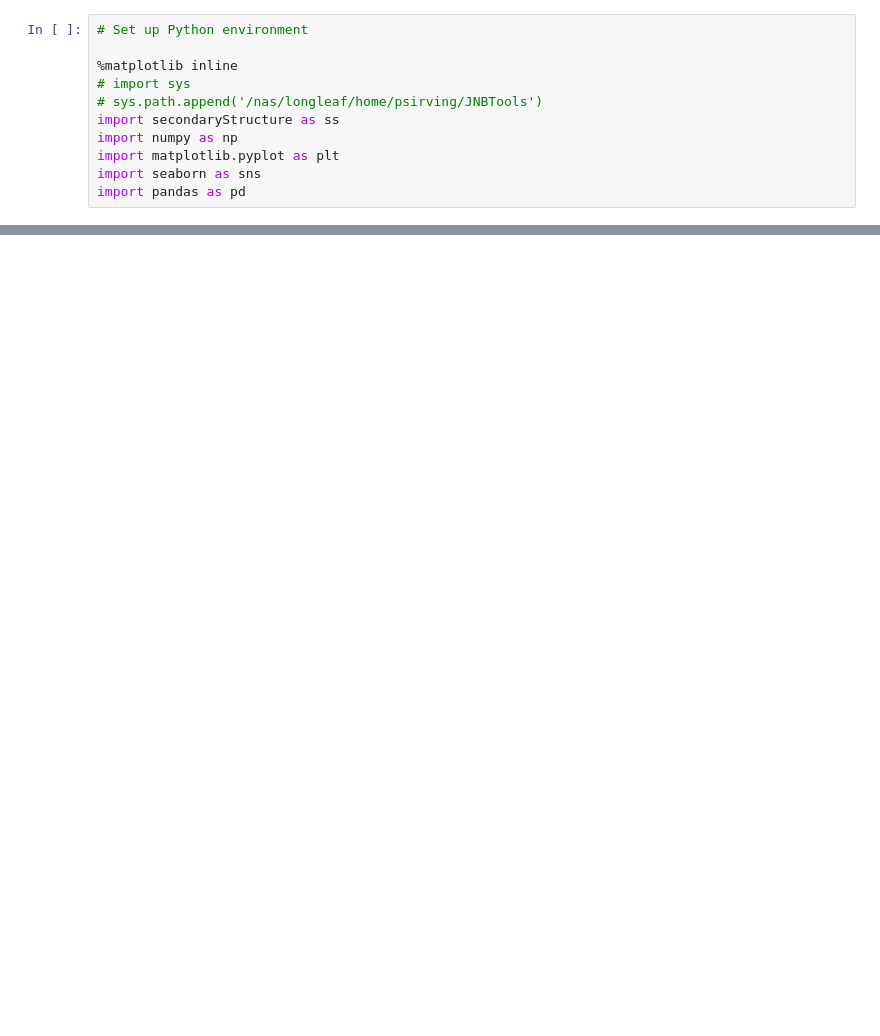
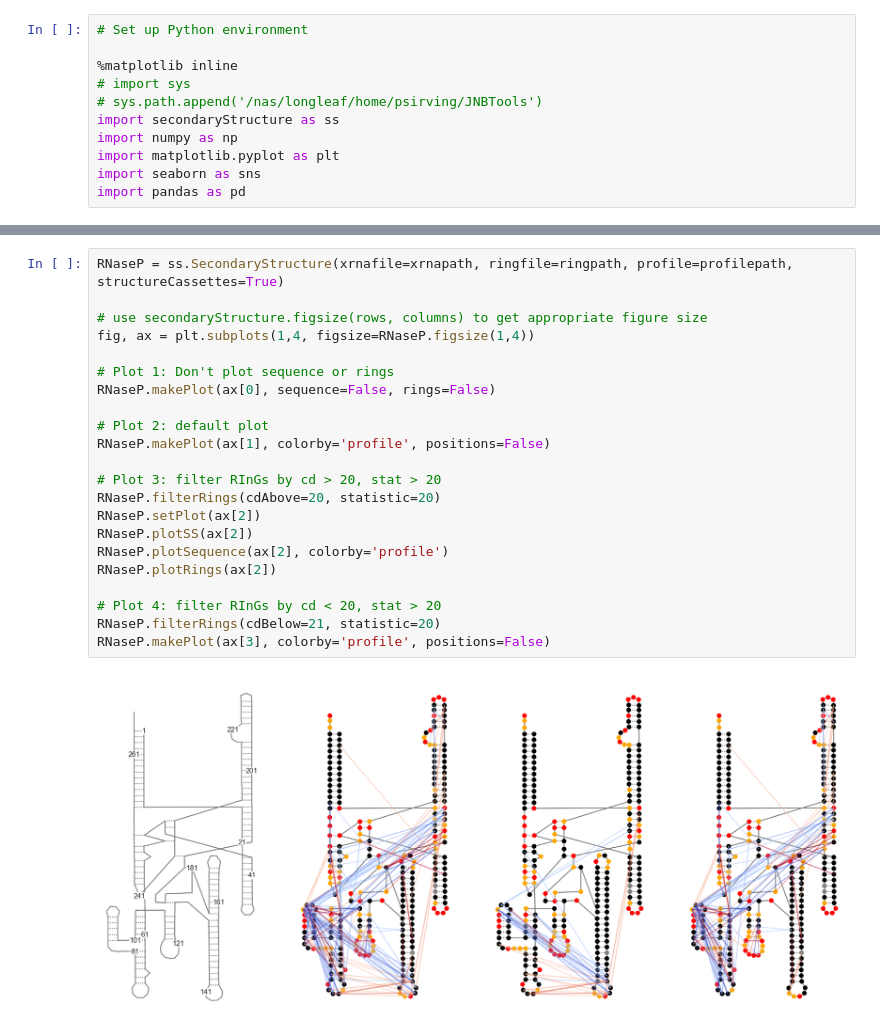
Before and after one commit to Weeks-UNC/RNAvigate, a Jupyter notebook: JNB-example/secondaryStructure-example.ipynb, the cells around one changed output, grey strips where cells are left out. Cells and saved outputs as stored; diff of their text form; blank space fills up the shorter version.

```diff
--- a/JNB-example/secondaryStructure-example.ipynb
+++ b/JNB-example/secondaryStructure-example.ipynb
@@ -77,0 +89,24 @@ This functionality is coming soon. There will be options to add cutoffs based on
+# %%
+RNaseP = ss.SecondaryStructure(xrnafile=xrnapath, ringfile=ringpath, profile=profilepath, structureCassettes=True)
+
+# use secondaryStructure.figsize(rows, columns) to get appropriate figure size
+fig, ax = plt.subplots(1,4, figsize=RNaseP.figsize(1,4))
+
+# Plot 1: Don't plot sequence or rings
+RNaseP.makePlot(ax[0], sequence=False, rings=False)
+
+# Plot 2: default plot
+RNaseP.makePlot(ax[1], colorby='profile', positions=False)
+
+# Plot 3: filter RInGs by cd > 20, stat > 20
+RNaseP.filterRings(cdAbove=20, statistic=20)
+RNaseP.setPlot(ax[2])
+RNaseP.plotSS(ax[2])
+RNaseP.plotSequence(ax[2], colorby='profile')
+RNaseP.plotRings(ax[2])
+
+# Plot 4: filter RInGs by cd < 20, stat > 20
+RNaseP.filterRings(cdBelow=21, statistic=20)
+RNaseP.makePlot(ax[3], colorby='profile', positions=False)
+# %% [output]
+[figure, added]
```
Also changed, not shown: parts of 11 cells of this notebook, 6 other files.
